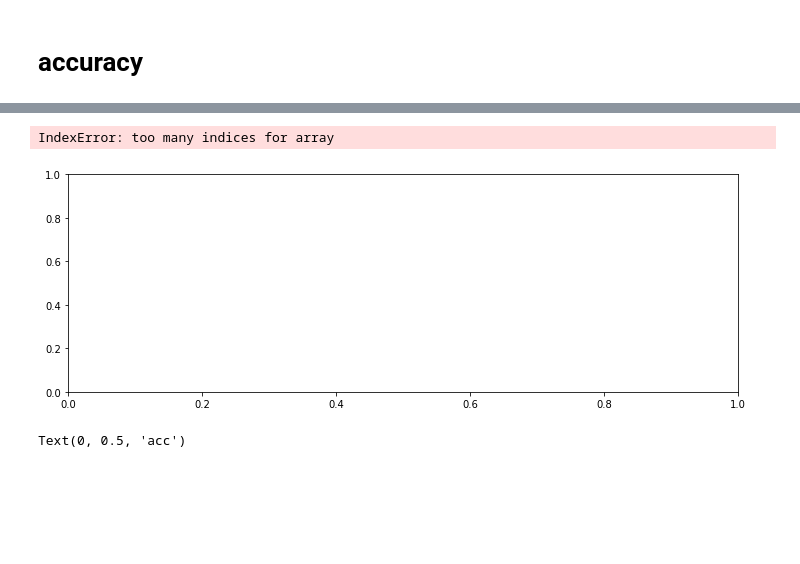
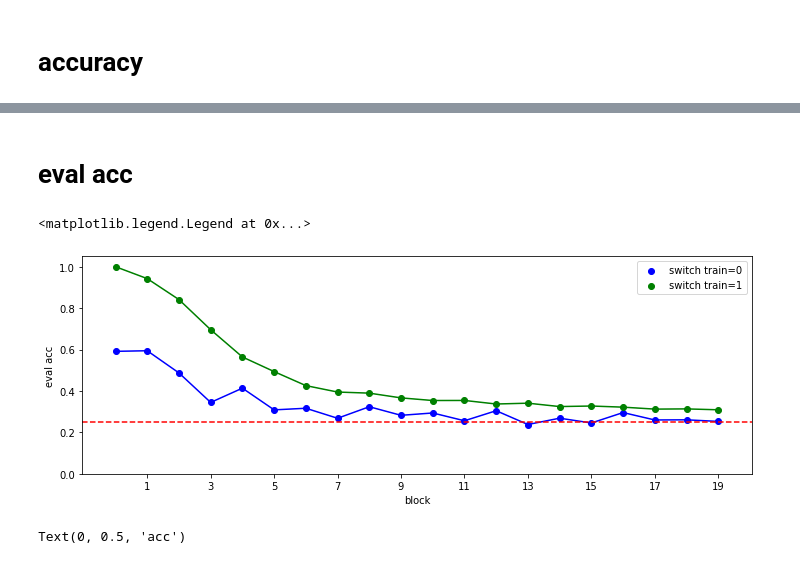
Before and after one commit to andrebeu/PM, a Jupyter notebook: amtask-pieval.ipynb, the cells around one changed output, grey strips where cells are left out. Saved outputs shown, nothing was run; the diff lists cells and outputs as text; code cells hidden in the pictures; blank space fills up the shorter version.

```diff
--- a/amtask-pieval.ipynb
+++ b/amtask-pieval.ipynb
@@ -71,0 +74,13 @@ def load_evsc(wmsize,nmaps,switch,ntrials,trlen,nnets=20):
+# %%
+plt.figure(figsize=(12,4))
+ax = plt.gca()
+nnets_plt = 2
+wmsize,nmaps=4,4
+ntrials,trlen = 3,10
+switch = 0
+
+trsc = load_trsc(wmsize,nmaps,switch,ntrials,trlen,nnets=20)
+trac = trsc[:,:,:,nmaps:].mean((2,3))
+print(trac.shape)
+M = trac.mean(0)
+plt.plot(mov_avg(M,10))
@@ -72,28 +91,30 @@ def load_evsc(wmsize,nmaps,switch,ntrials,trlen,nnets=20):
+# %% [markdown]
+# eval acc
 # %%
 plt.figure(figsize=(12,4))
 ax = plt.gca()
 nnets_plt = 2
 wmsize,nmaps=4,4
-ntrials,trlen = 2,10
+ntrials,trlen = 3,10
 
 for switch,c in zip([0,1],['b','g']):
   evsc = load_evsc(wmsize,nmaps,switch,ntrials,trlen,nnets=nnets_plt)
   evac = evsc[:,:,:,nmaps:].mean((1,3))
   M = evac.mean(0)
   ax.plot(M,c=c)
   ax.scatter(range(len(M)),M,c=c,label='switch train=%i'%switch)
   for sac in evac:
     plt.plot(sac,c=c,lw=.1)
 ax.set_xticks(range(1,21,2))
 ax.axhline(1/nmaps,c='r',ls='--')
 ax.set_ylim(0,1.05)
 ax.set_xlabel('block')
 ax.set_ylabel('eval acc')
 plt.legend()
 # plt.savefig('figures/amtask_pieval/p6/eval_acc+subj')
 # %% [output]
-IndexError: too many indices for array
+<matplotlib.legend.Legend at 0x...>
-[figure, old version]
+[figure, new version]
 # %%
 ''' accuracy over blocks '''
 trlen = 10
```
Also changed, not shown: parts of 2 cells of this notebook, 3 other files.
